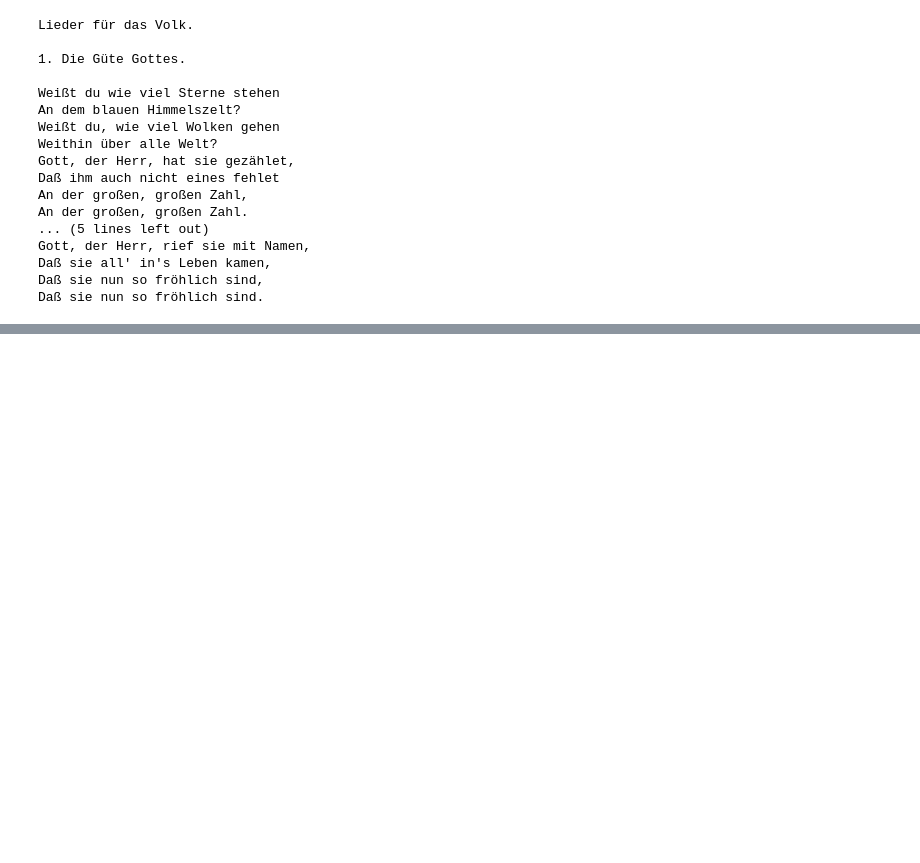
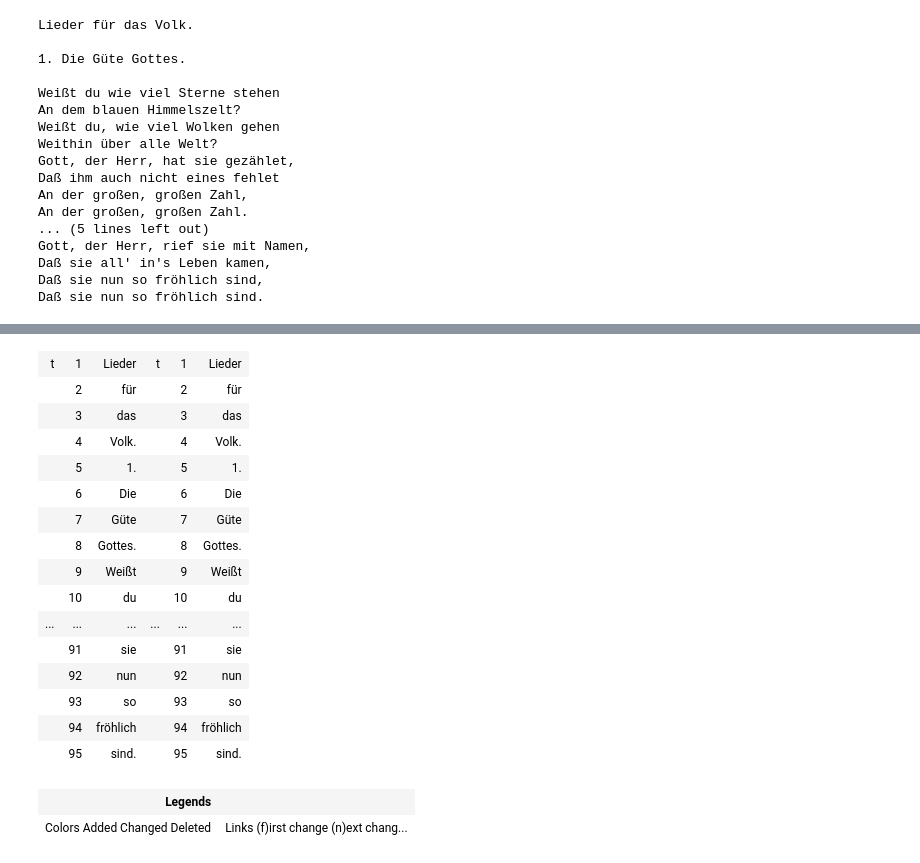
Before and after one commit to NbtKmy/comparing-ocr, a Jupyter notebook: notebooks/gemini.ipynb, the cells around one changed output, grey strips where cells are left out. Saved outputs shown, nothing was run; the diff lists cells and outputs as text; code cells hidden in the pictures; blank space fills up the shorter version.

```diff
--- a/notebooks/gemini.ipynb
+++ b/notebooks/gemini.ipynb
@@ -152,0 +113,6 @@ Reference words: 95
+# %%
+# Vor der Fehlerberechnung entfernen wir Zeilenumbrüche und Leer-Zeichen (Sonst werden sie eventuell als Fehler mitgezählt)
+p_x = re.sub("[\n]+", " ", prediction)
+p_y = re.sub(r"[\s]+", " ", p_x)
+gt_x = re.sub("[\n]+", " ", gt)
+gt_y = re.sub(r"[\s]+", " ", gt_x)
@@ -152,0 +146,23 @@ Reference words: 95
+# %%
+df = difflib.HtmlDiff()
+res = df.make_file(gt_y.split(), p_y.split(),)
+display(HTML(res))
+# %% [output]
+| t | 1 | Lieder | t | 1 | Lieder |
+|  | 2 | für |  | 2 | für |
+|  | 3 | das |  | 3 | das |
+|  | 4 | Volk. |  | 4 | Volk. |
+|  | 5 | 1. |  | 5 | 1. |
+|  | 6 | Die |  | 6 | Die |
+|  | 7 | Güte |  | 7 | Güte |
+|  | 8 | Gottes. |  | 8 | Gottes. |
+|  | 9 | Weißt |  | 9 | Weißt |
+|  | 10 | du |  | 10 | du |
+| ... | ... | ... | ... | ... | ... |
+|  | 91 | sie |  | 91 | sie |
+|  | 92 | nun |  | 92 | nun |
+|  | 93 | so |  | 93 | so |
+|  | 94 | fröhlich |  | 94 | fröhlich |
+|  | 95 | sind. |  | 95 | sind. |
+| Legends |  |
+| Colors Added Changed Deleted | Links (f)irst change (n)ext chang... |
```
Also changed, not shown: parts of 6 cells of this notebook, 14 other files.
